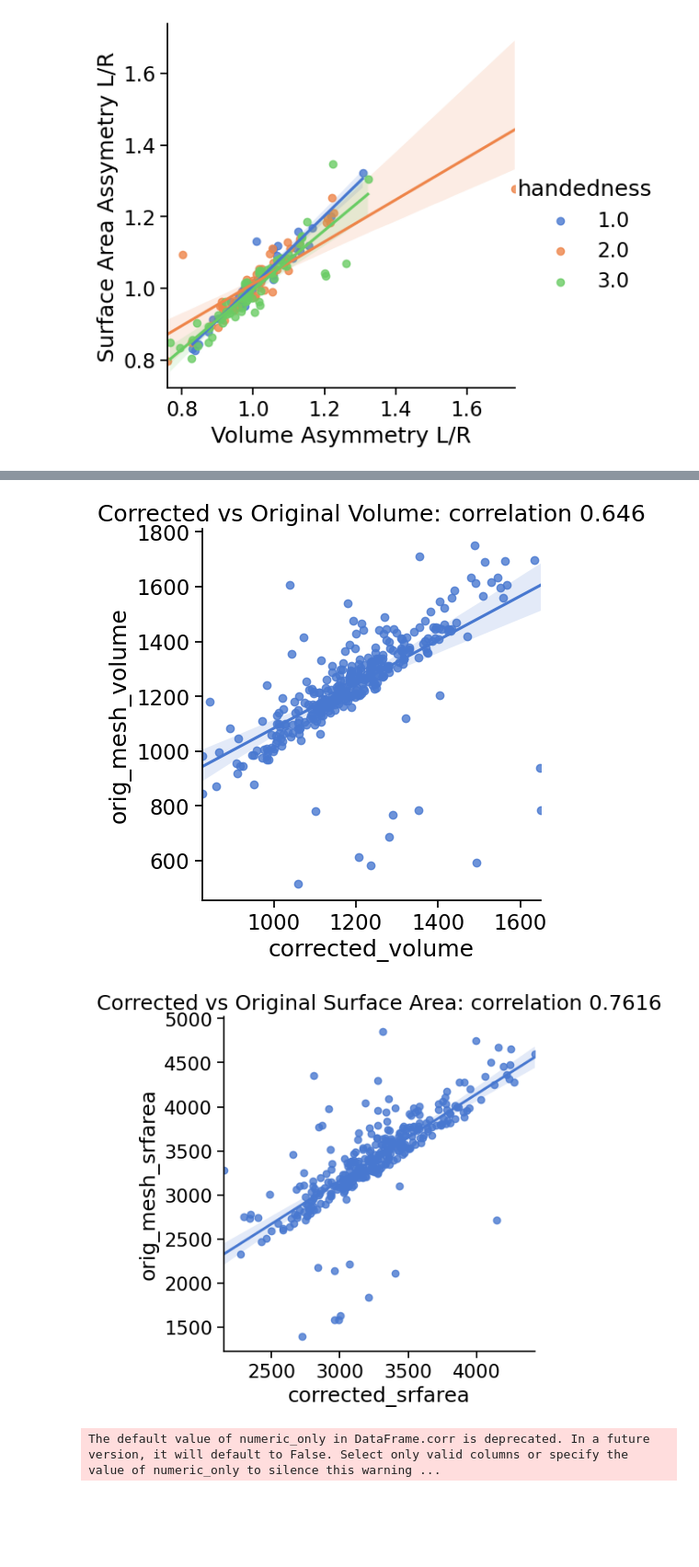
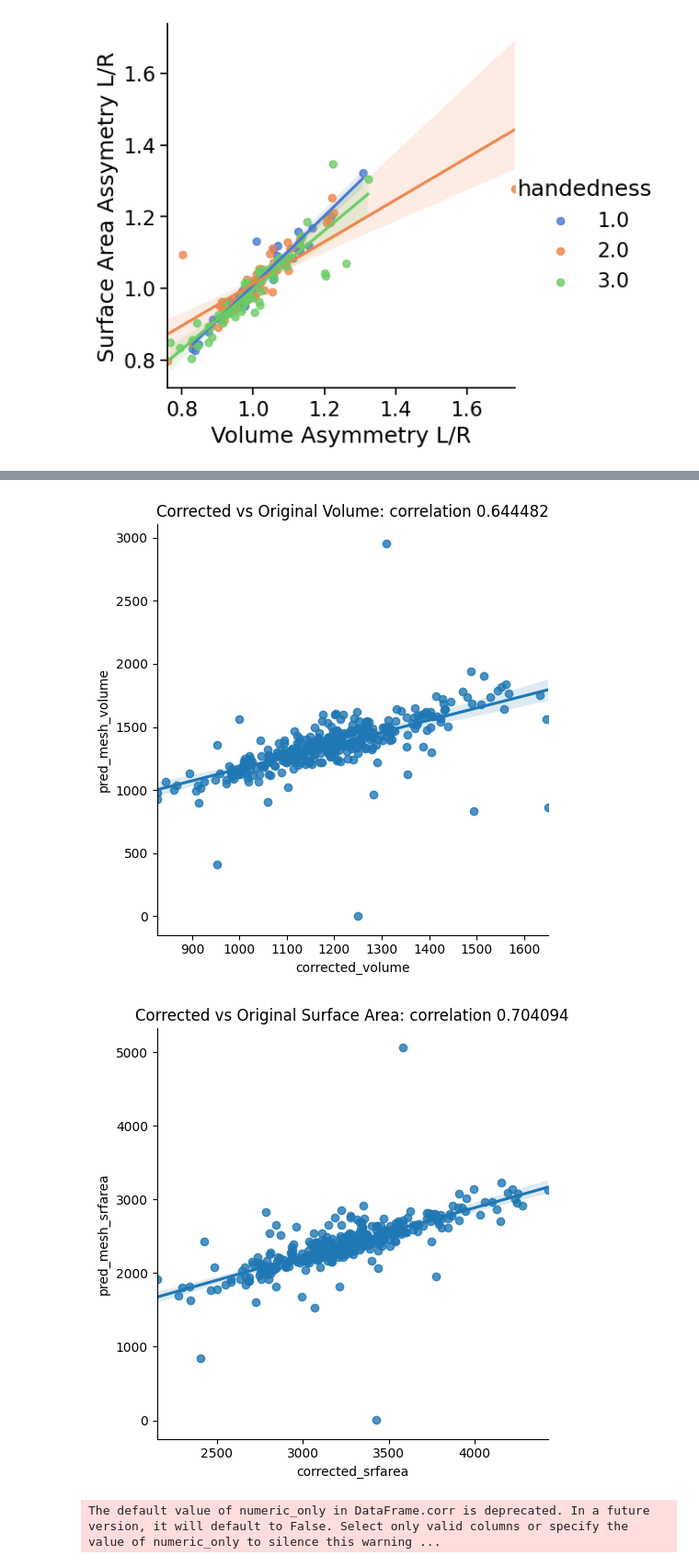
Before and after one commit to Vivikar/central-sulcus-analysis, a Jupyter notebook: notebooks/18_SegmFeatEvaluation.ipynb, the cells around one changed output, grey strips where cells are left out. Shown at 92% size. Cells and saved outputs as stored; diff of their text form; code cells hidden in the pictures; blank space fills up the shorter version.

```diff
--- a/notebooks/18_SegmFeatEvaluation.ipynb
+++ b/notebooks/18_SegmFeatEvaluation.ipynb
@@ -339,7 +339,7 @@ df = df.rename(columns={'bvisa_dice':'BrainVISA DSC', 'pred_dice':'SST-MT DSC',
 df = df.loc[df.index.values[:-2]]
 df = df[~df.index.isin(['sub-via305', 'sub-via311'])]
 # %%
-sns.set_palette("muted")
+sns.set_palette("Set2", desat=0.8)
 plt.rcParams['font.size']  = 25
 sns.set_context("notebook", font_scale=1.5)
 # %%
@@ -491,6 +520,8 @@ from sklearn.metrics import   mean_squared_error
 # %%
 orig_rpath = '/mnt/projects/VIA_Vlad/nobackup/BrainVisa/BrainVisa/CENTRE/SUBJECT/t1mri/default_acquisition/default_analysis/folds/3.1/default_session_best/segmentation/RSulci_SUBJECT_default_session_best.ply'
 orig_lpath = '/mnt/projects/VIA_Vlad/nobackup/BrainVisa/BrainVisa/CENTRE/SUBJECT/t1mri/default_acquisition/default_analysis/folds/3.1/default_session_best/segmentation/LSulci_SUBJECT_default_session_best.ply'
+# %%
+predicted_path = Path('/mrhome/vladyslavz/git/central-sulcus-analysis/data/via11/nobackup/segm_results/correctes_res/predicted/meshes')
 # %%
 mesh_paths = [x for x in Path('/mnt/projects/VIA_Vlad/nobackup/BrainVisa/CS_edited').glob('**/*.ply')]
 subj_meshes = []
@@ -535,0 +584,14 @@ subj_meshes
+# %%
+sns.set_palette(sns.color_palette("muted"))
+
+sns.lmplot(data=subj_meshes, x='Corrected surface area', y='BrainVISA surface area', fit_reg=True)
+plt.title(f'Surface area of corrected vs BrainVISA meshes')
+plt.legend(['Pearson correlation 0.761 p<10^-6'])
+plt.show()
+
+sns.set_palette(sns.color_palette("muted")[4:])
+sns.lmplot(data=subj_meshes, x='Corrected volume', y='BrainVISA volume', fit_reg=True)
+plt.title(f'Volume of corrected vs BrainVISA meshes')
+plt.legend(['Pearson correlation: 0.646, p<10^-6'])
+plt.show()
+subj_meshes.corr()
@@ -535,0 +609,14 @@ subj_meshes
+# %%
+sns.set_palette(sns.color_palette("muted"))
+
+sns.lmplot(data=subj_meshes, x='Corrected surface area', y='Predicted surface area', fit_reg=True)
+plt.title(f'Surface area of corrected vs predicted meshes')
+plt.legend(['Pearson correlatio: 0.704, p<10^-6'])
+plt.show()
+
+sns.set_palette(sns.color_palette("muted")[4:])
+sns.lmplot(data=subj_meshes, x='Corrected volume', y='Predicted volume', fit_reg=True)
+plt.title(f'Volume of corrected vs predicted meshes')
+plt.legend([f'Pearson correlation: 0.644, p<10^-6'])
+plt.show()
+subj_meshes.corr()
@@ -536,13 +636,13 @@ subj_meshes
 # %%
 
-sns.lmplot(data=subj_meshes, x='corrected_volume', y='orig_mesh_volume', fit_reg=True)
-plt.title(f'Corrected vs Original Volume: correlation {0.646}')
+sns.lmplot(data=subj_meshes, x='corrected_volume', y='pred_mesh_volume', fit_reg=True)
+plt.title(f'Corrected vs Original Volume: correlation {	0.644482}')
 plt.show()
-sns.lmplot(data=subj_meshes, x='corrected_srfarea', y='orig_mesh_srfarea', fit_reg=True)
-plt.title(f'Corrected vs Original Surface Area: correlation {0.7616}')
+sns.lmplot(data=subj_meshes, x='corrected_srfarea', y='pred_mesh_srfarea', fit_reg=True)
+plt.title(f'Corrected vs Original Surface Area: correlation {0.704094}')
 plt.show()
 subj_meshes.corr()
 # %% [output]
-[figure, old version]
+[figure, new version]
-[figure, old version]
+[figure, new version]
 The default value of numeric_only in DataFrame.corr is deprecated. In a future version, it will default to False. Select only valid columns or specify the value of numeric_only to silence this warning ...
```
Also changed, not shown: parts of 30 cells of this notebook, 2 other files.
